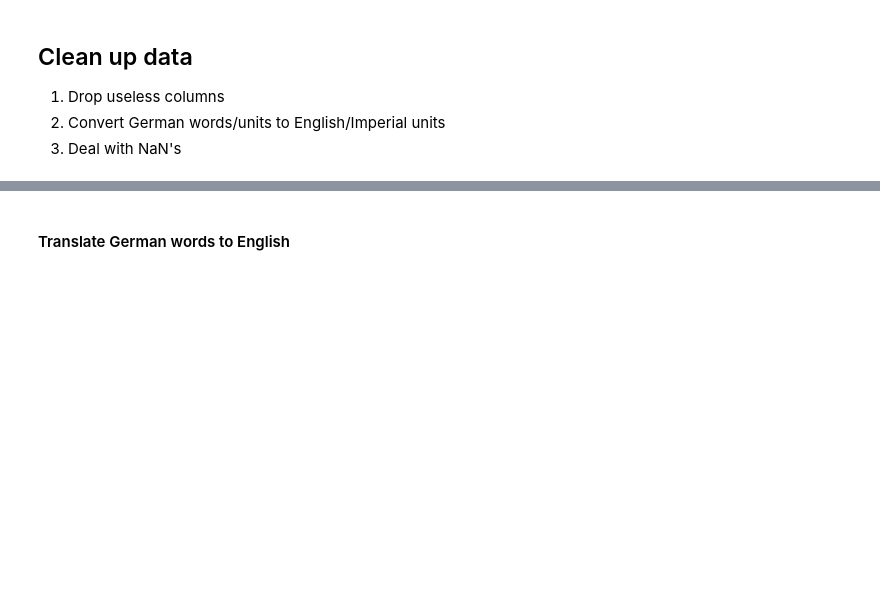
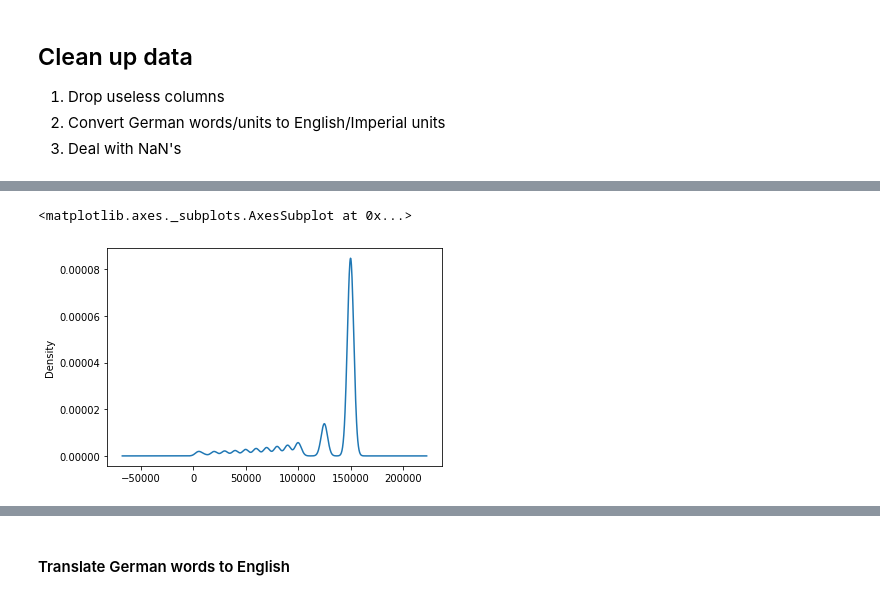
Before and after one commit to AJCab/Car_Appraisal_App, a Jupyter notebook: Final_Project_Training.ipynb, the cells around one changed output, grey strips where cells are left out. Drawn from its saved outputs; the diff is of its cells as text; code cells hidden in the pictures; blank space fills up the shorter version.

```diff
--- a/Final_Project_Training.ipynb
+++ b/Final_Project_Training.ipynb
@@ -49,0 +105,5 @@ df.miles.fillna(df.price.mean(), inplace=True)
+# %%
+df["miles"].plot.kde()
+# %% [output]
+<matplotlib.axes._subplots.AxesSubplot at 0x...>
+[figure, added]
```
Also changed, not shown: parts of 30 cells of this notebook, 20 other files.
